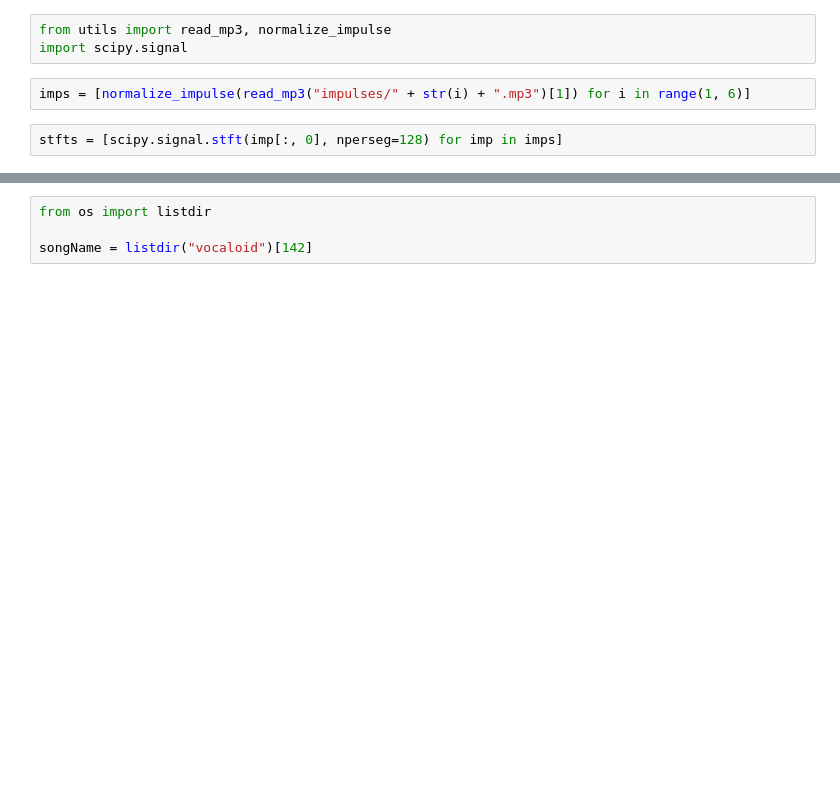
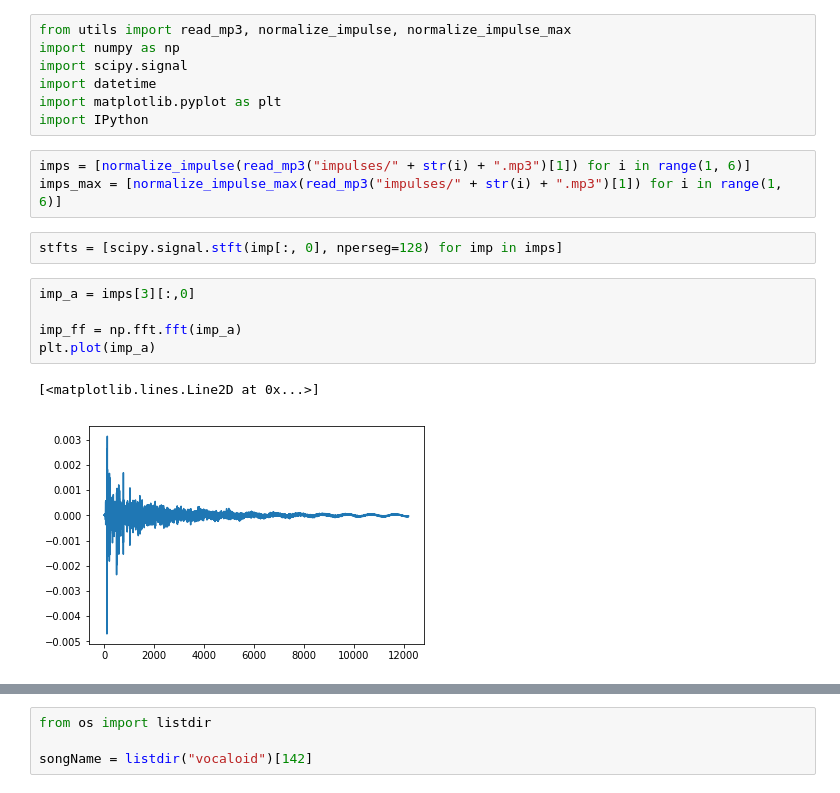
Before and after one commit to josephch405/pytorch-wavenet, a Jupyter notebook: impulse_viz.ipynb, the cells around one changed output, grey strips where cells are left out. Saved outputs shown, nothing was run; the diff lists cells and outputs as text; blank space fills up the shorter version.

```diff
--- a/impulse_viz.ipynb
+++ b/impulse_viz.ipynb
@@ -1,7 +1,20 @@
 # %%
-from utils import read_mp3, normalize_impulse
+from utils import read_mp3, normalize_impulse, normalize_impulse_max
+import numpy as np
 import scipy.signal
+import datetime
+import matplotlib.pyplot as plt
+import IPython
 # %%
 imps = [normalize_impulse(read_mp3("impulses/" + str(i) + ".mp3")[1]) for i in range(1, 6)]
+imps_max = [normalize_impulse_max(read_mp3("impulses/" + str(i) + ".mp3")[1]) for i in range(1, 6)]
 # %%
 stfts = [scipy.signal.stft(imp[:, 0], nperseg=128) for imp in imps]
+# %%
+imp_a = imps[3][:,0]
+
+imp_ff = np.fft.fft(imp_a)
+plt.plot(imp_a)
+# %% [output]
+[<matplotlib.lines.Line2D at 0x...>]
+[figure, added]
```
Also changed, not shown: parts of 18 cells of this notebook, 3 other files.
